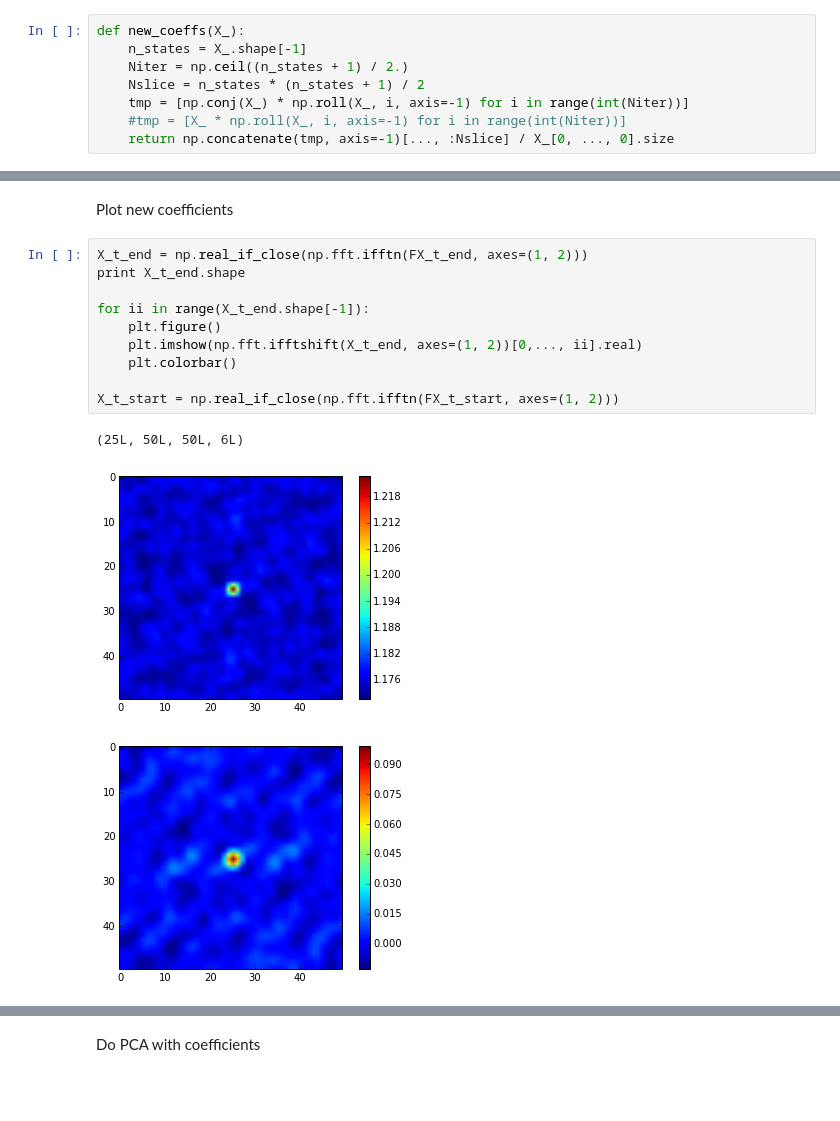
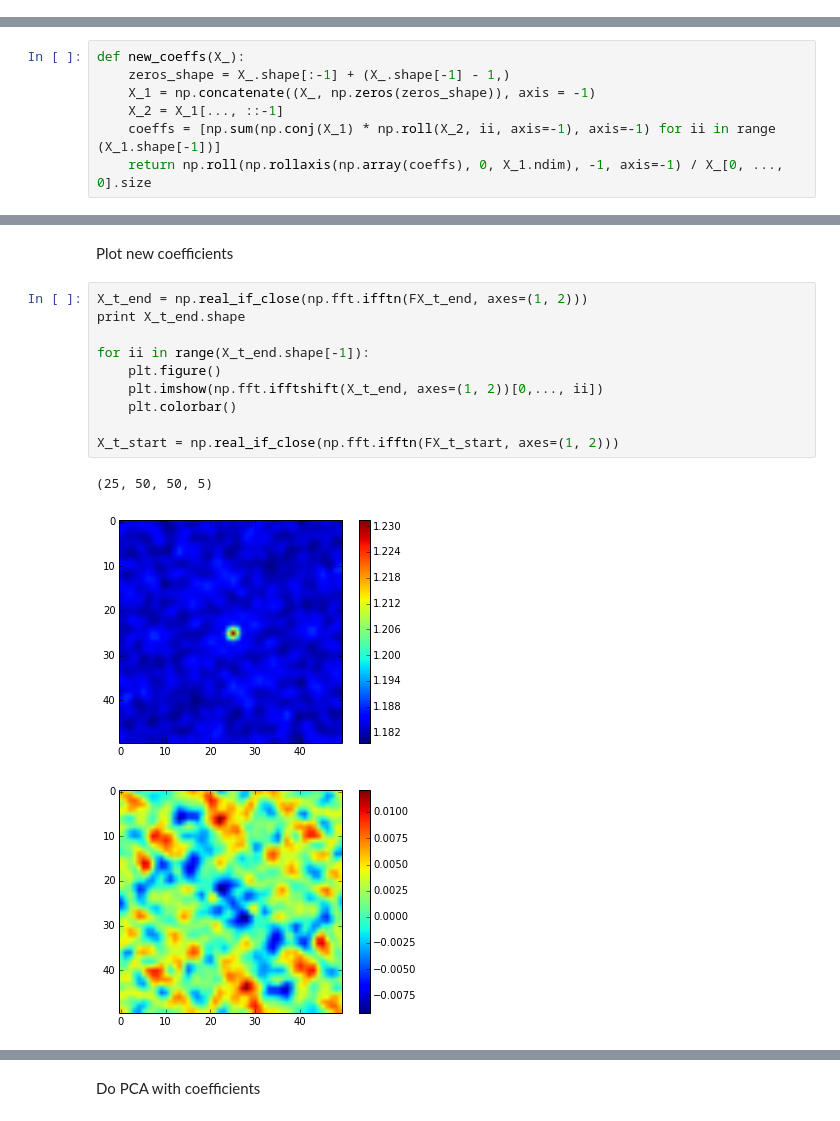
Before and after one commit to davidbrough1/2_point_statistics_Legendre, a Jupyter notebook: Legendre 2-point.ipynb, the cells around one changed output, grey strips where cells are left out. Drawn from its saved outputs; the diff is of its cells as text; blank space fills up the shorter version.

```diff
--- a/Legendre 2-point.ipynb
+++ b/Legendre 2-point.ipynb
@@ -63,14 +63,6 @@ def _draw_PCA_3D(X, n_sets):
                    X[n * sets:(n + 1) * sets, 1],
                    X[n * sets:(n + 1) * sets, 2],
                    color=color_list[n])
-# %%
-def new_coeffs(X_):
-    n_states = X_.shape[-1]
-    Niter = np.ceil((n_states + 1) / 2.)
-    Nslice = n_states * (n_states + 1) / 2
-    tmp = [np.conj(X_) * np.roll(X_, i, axis=-1) for i in range(int(Niter))]
-    #tmp = [X_ * np.roll(X_, i, axis=-1) for i in range(int(Niter))]
-    return np.concatenate(tmp, axis=-1)[..., :Nslice] / X_[0, ..., 0].size
 # %%
 def set_pca_shape(X_):
     size = np.array(X_.shape)
@@ -154,6 +146,13 @@ FX_end_ = np.fft.fftn(X_end_, axes=(1, 2))
 FX_start_ = np.fft.fftn(X_start_, axes=(1, 2))
 # %% [markdown]
 Multiply Coefficients
+# %%
+def new_coeffs(X_):
+    zeros_shape = X_.shape[:-1] + (X_.shape[-1] - 1,)
+    X_1 = np.concatenate((X_, np.zeros(zeros_shape)), axis = -1)
+    X_2 = X_1[..., ::-1]
+    coeffs = [np.sum(np.conj(X_1) * np.roll(X_2, ii, axis=-1), axis=-1) for ii in range (X_1.shape[-1])]
+    return np.roll(np.rollaxis(np.array(coeffs), 0, X_1.ndim), -1, axis=-1) / X_[0, ..., 0].size
 # %%
 FX_t_end = new_coeffs(FX_end_)
 FX_t_start = new_coeffs(FX_start_)
@@ -169,14 +168,14 @@ Plot new coefficients
 # %%
 X_t_end = np.real_if_close(np.fft.ifftn(FX_t_end, axes=(1, 2)))
 print X_t_end.shape
 
 for ii in range(X_t_end.shape[-1]):
     plt.figure()
-    plt.imshow(np.fft.ifftshift(X_t_end, axes=(1, 2))[0,..., ii].real)
+    plt.imshow(np.fft.ifftshift(X_t_end, axes=(1, 2))[0,..., ii])
     plt.colorbar()
 
 X_t_start = np.real_if_close(np.fft.ifftn(FX_t_start, axes=(1, 2)))
 # %% [output]
-(25L, 50L, 50L, 6L)
+(25, 50, 50, 5)
-[figure, old version]
+[figure, new version]
-[figure, old version]
+[figure, new version]
```
Also changed, not shown: parts of 7 cells of this notebook, 1 other file.
